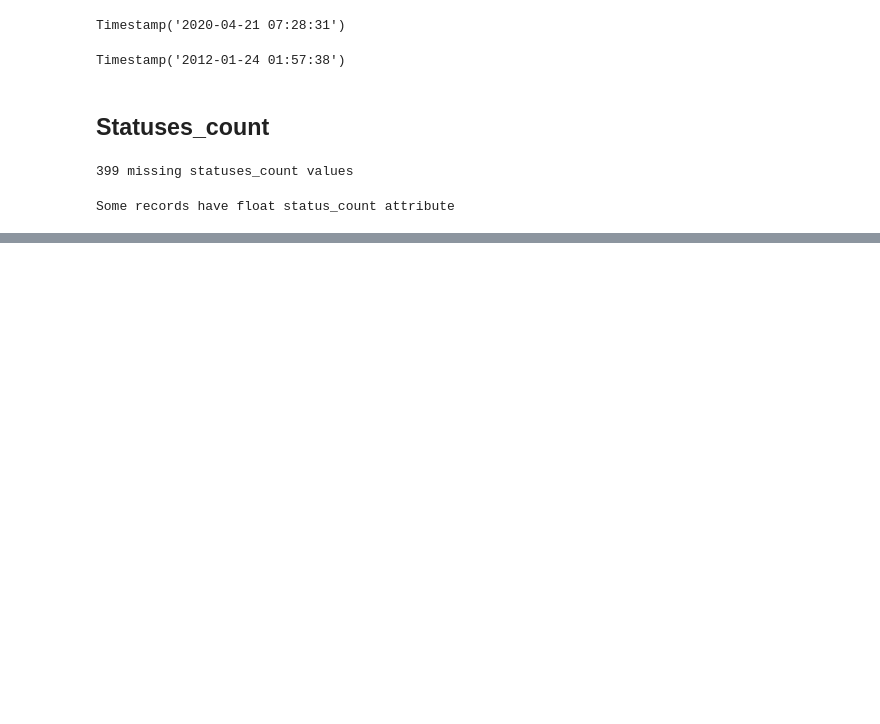
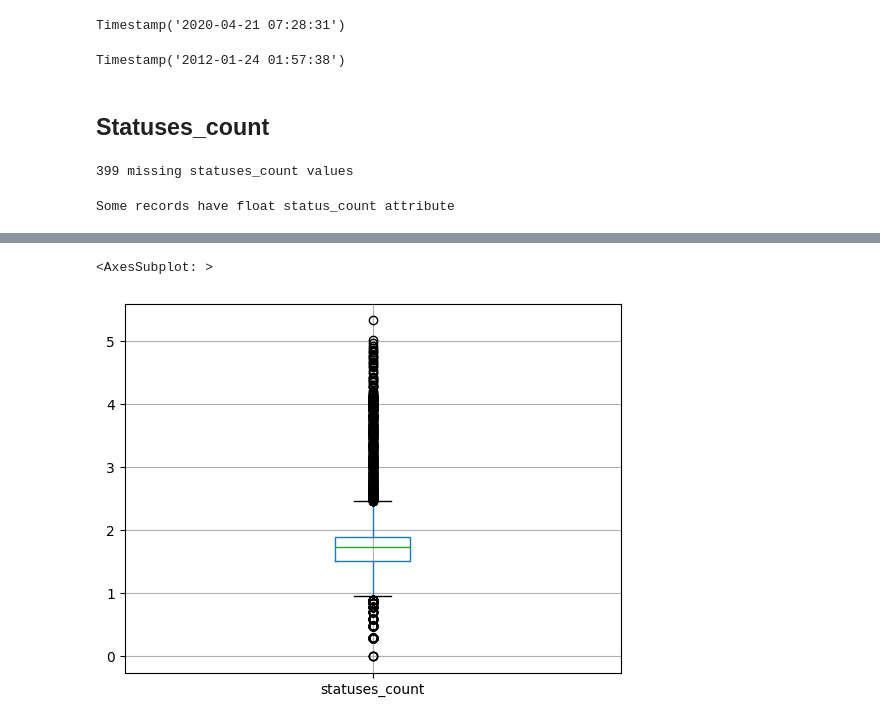
Before and after one commit to domferr/Data-Mining, a Jupyter notebook: Data Understanding.ipynb, the cells around one changed output, grey strips where cells are left out. Cells and saved outputs as stored; diff of their text form; code cells hidden in the pictures; blank space fills up the shorter version.

```diff
--- a/Data Understanding.ipynb
+++ b/Data Understanding.ipynb
@@ -324,0 +332,5 @@ plt.show()
+# %%
+bots_log_statuses_count.boxplot(column='statuses_count')
+# %% [output]
+<AxesSubplot: >
+[figure, added]
```
Also changed, not shown: parts of 21 cells of this notebook.
